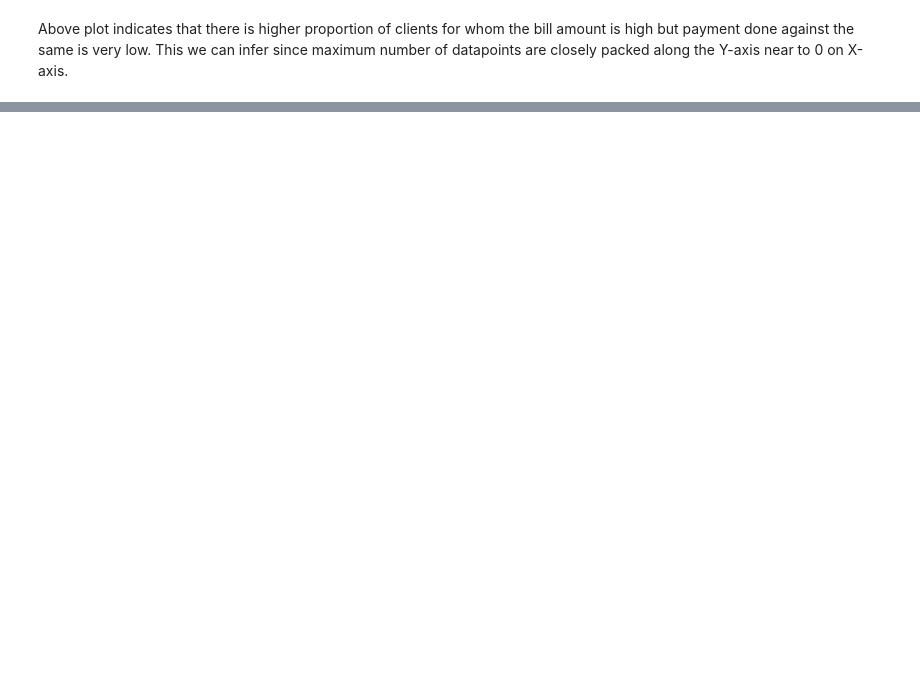
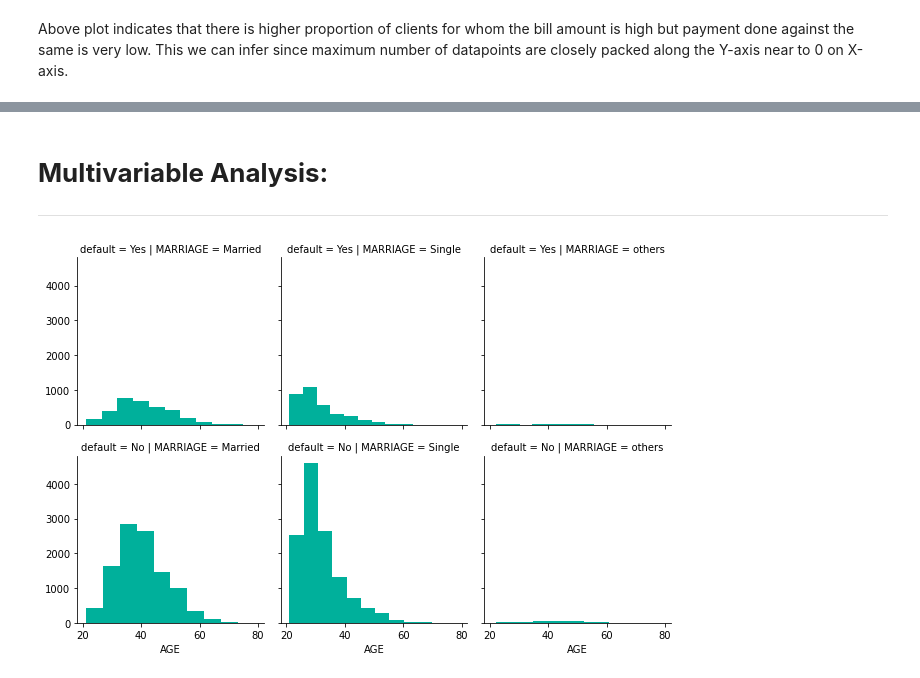
Before and after one commit to sskamalapurkar/Supervised-ML---Classification, a Jupyter notebook: Credit_card_default_prediction_Sayali_Kamalapurkar.ipynb, the cells around one changed output, grey strips where cells are left out. Drawn from its saved outputs; the diff is of its cells as text; code cells hidden in the pictures; blank space fills up the shorter version.

```diff
--- a/Credit_card_default_prediction_Sayali_Kamalapurkar.ipynb
+++ b/Credit_card_default_prediction_Sayali_Kamalapurkar.ipynb
@@ -520,0 +595,10 @@ Above plot indicates that there is higher proportion of clients for whom the bil
+# %% [markdown]
+# **Multivariable Analysis:**
+
+---
+# %%
+m_a = sns.FacetGrid(df, row='default', col='MARRIAGE')
+m_a = m_a.map(plt.hist, 'AGE', color = '#00b09b')
+plt.show()
+# %% [output]
+[figure, added]
```
Also changed, not shown: parts of 110 cells of this notebook.
